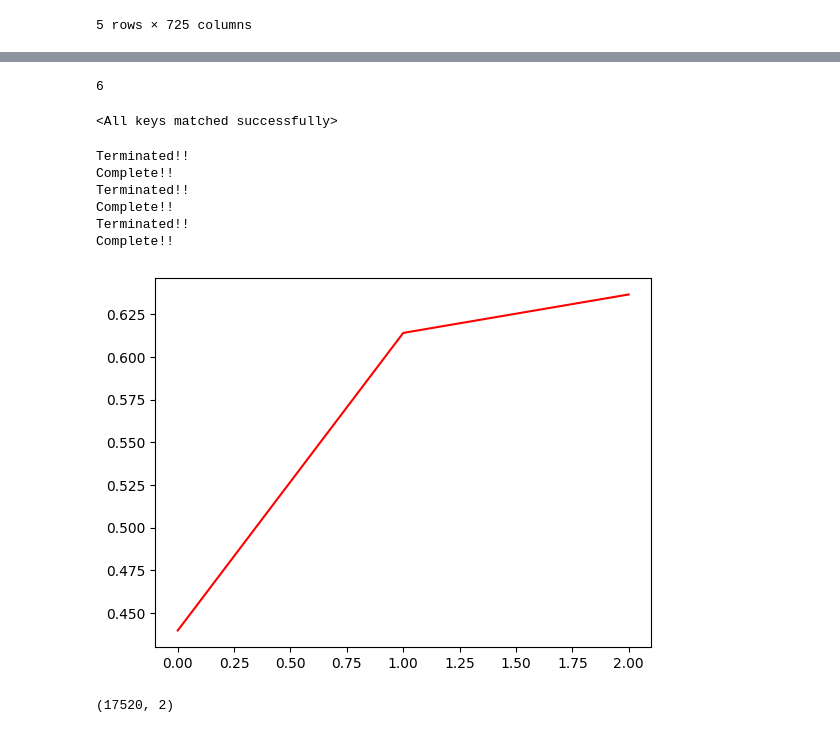
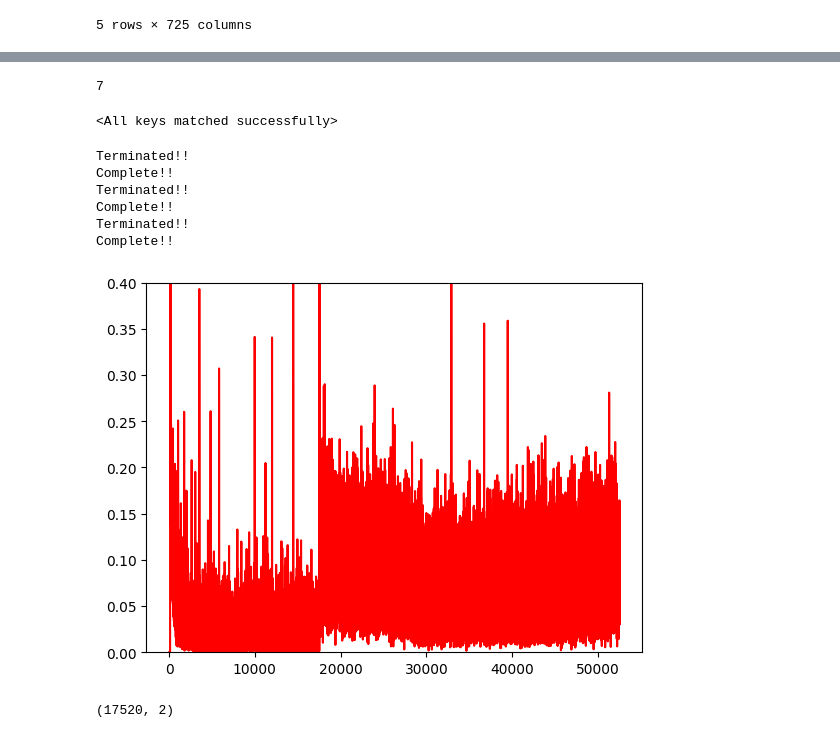
Before and after one commit to JunwookHeo/etc_project, a Jupyter notebook: proc_auggrid/optimise_battery.ipynb, the cells around one changed output, grey strips where cells are left out. Cells and saved outputs as stored; diff of their text form; code cells hidden in the pictures.

```diff
--- a/proc_auggrid/optimise_battery.ipynb
+++ b/proc_auggrid/optimise_battery.ipynb
@@ -64,16 +81,24 @@ Cost funciton(Reward)
 - Self consumption : (PV - PV.charge + PV.dischare - GD) / PV
 - Self sufficency : (PV - PV.charge + PV.dischare - GD) / LD
 # %%
+BTMAX = 0.95
+BTMIN = 0.10
+C_A = 0.01
+C_B = 1.
+C_C = 4.
+
 class Environment:
     def __init__(self, data_env, capacity=50.):
         self.capacity = capacity
         self.data_env = data_env
         self.pos = 0
         self.terminated = False
-        self.state = np.array([self.data_env['GG'].values[self.pos], self.data_env['GC'].values[self.pos], 0., 0., 0., 0.])
+        self.btmax = capacity*BTMAX
+        self.btmin = capacity*BTMIN
+        self.state = np.array([self.data_env['GG'].values[self.pos], self.data_env['GC'].values[self.pos], 0., 0., self.btmin, 0., 0])
 
     def reset(self):
-        self.state = np.array([0., 0., 0., 0., 0., 0.])
+        self.state = np.array([0., 0., 0., 0., self.btmin, 0., 0])
         return torch.as_tensor(self.state, dtype=torch.float32).squeeze(0)
 
     def step(self, action):
@@ -85,27 +110,31 @@ class Environment:
 
         if action == 1: # charge battery
             charging = max(0, self.state[0] - self.state[1])  # Charging power
-            charging = min(self.capacity - self.state[4], charging)
+            charging = min(self.btmax - self.state[4], charging)
             batt_state = charging # Update battery status
             # if self.state[0] > self.state[1]:
             #     reward = 1.
         elif action == 0: # discharge battery
-            discharging = min(self.state[4], max(0, self.state[1] - self.state[0])) # discharing power
+            discharging = min(max(self.state[4]-self.btmin, 0), max(0, self.state[1] - self.state[0])) # discharing power
             batt_state = -discharging # Update battery status
             # if self.state[0] < self.state[1]:
             #     reward = 1.
 
         grid_state = self.state[1] - (self.state[0] - charging + discharging) # Grid power + : import, - : export
+        cost = C_A*grid_state**2 + C_B*abs(grid_state) + C_C
+        cost = cost if grid_state > 0 else -cost
 
         normal_v = abs(self.state[0] - self.state[1])
         # lgc = self.state[0] - charging + discharging
         lgc = self.state[1] - max(0, grid_state)
         SC = lgc / self.state[0] if self.state[0] else 0
         SS = lgc / self.state[1] if self.state[1] else 0
-        # reward = SC + SS - abs(grid_state)
-        d = abs(grid_state) / normal_v if normal_v else abs(grid_state)
+
+        # d = abs(grid_state) / normal_v if normal_v else abs(grid_state)
+        # reward = min(3, np.log(1/d)) if d else 3
+
+        d = (abs(cost) - C_C) /normal_v if normal_v else (abs(cost) - C_C)
         reward = min(3, np.log(1/d)) if d else 3
-        # reward = -(grid_state/max(self.state[0], self.state[1]))**2
 
         self.state[0] = self.data_env['GG'].values[self.pos]  # PV generation power
         self.state[1] = self.data_env['GC'].values[self.pos]  # Load consumption power
@@ -113,6 +142,7 @@ class Environment:
         self.state[3] = discharging
         self.state[4] += batt_state
         self.state[5] = grid_state
+        self.state[6] = cost
 
         self.terminated = False
         self.pos += 1
@@ -126,8 +156,8 @@ class DQN(nn.Module):
 
     def __init__(self, n_observations, n_actions):
         super(DQN, self).__init__()
-        self.layer1 = nn.Linear(n_observations, 128)
-        self.layer2 = nn.Linear(128, 128)
+        self.layer1 = nn.Linear(n_observations, 256)
+        self.layer2 = nn.Linear(256, 128)
         self.layer3 = nn.Linear(128, n_actions)
 
     # Called with either one element to determine next action, or a batch
@@ -144,14 +174,14 @@ EPS_END = 0.05
 EPS_DECAY = 200
 TARGET_UPDATE = 10
 
-n_observaons = 6
+n_observaons = 7
 print(n_observaons)
 n_actions = 2
 policy_net = DQN(n_observaons, n_actions).to(device)
 target_net = DQN(n_observaons, n_actions).to(device)
 target_net.load_state_dict(policy_net.state_dict())
 # %% [output]
-6
+7
 <All keys matched successfully>
 # %%
 steps_done = 0
@@ -233,7 +263,7 @@ def Action(x):
         return "None"
 
 loss_list = []
-num_episodes = 3
+num_episodes = len(data_train)
 
 for i_episode in range(num_episodes):
     epMemory = list()
@@ -258,7 +288,8 @@ for i_episode in range(num_episodes):
         memory.push(torch.as_tensor(state), action, next_state, reward)
         state = next_state
 
-        loss_value += optimize_model()
+        loss_value = optimize_model()
+        loss_list.append(loss_value)
 
         if done:
             if env.render() >= -10 and env.render() <= 100:
@@ -272,7 +303,6 @@ for i_episode in range(num_episodes):
             print('Terminated!!')
             break
 
-    loss_list.append(loss_value/len(data_train[i_episode]))
 
     if i_episode % TARGET_UPDATE == 0:
         target_net.load_state_dict(policy_net.state_dict())
@@ -287,9 +317,10 @@ Terminated!!
 Complete!!
 # %%
 plt.plot(np.array(loss_list), 'r')
+plt.ylim(0, 0.4)
 plt.show()
 # %% [output]
-[figure, old version]
+[figure, new version]
 # %%
 customers = sorted(df.columns.levels[0])
 data_test = df[1][['GG', 'GC']]
```
Also changed, not shown: parts of 10 cells of this notebook.
